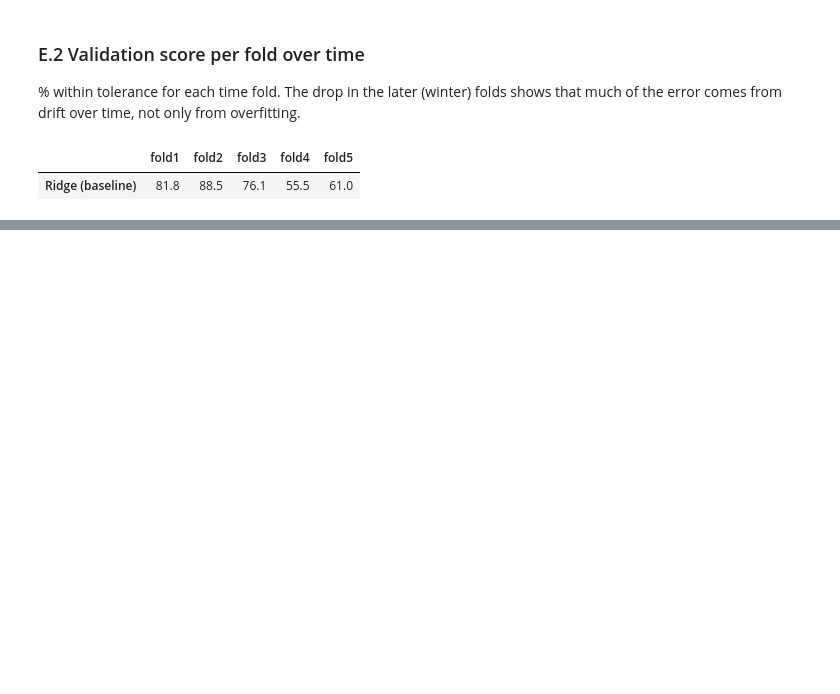
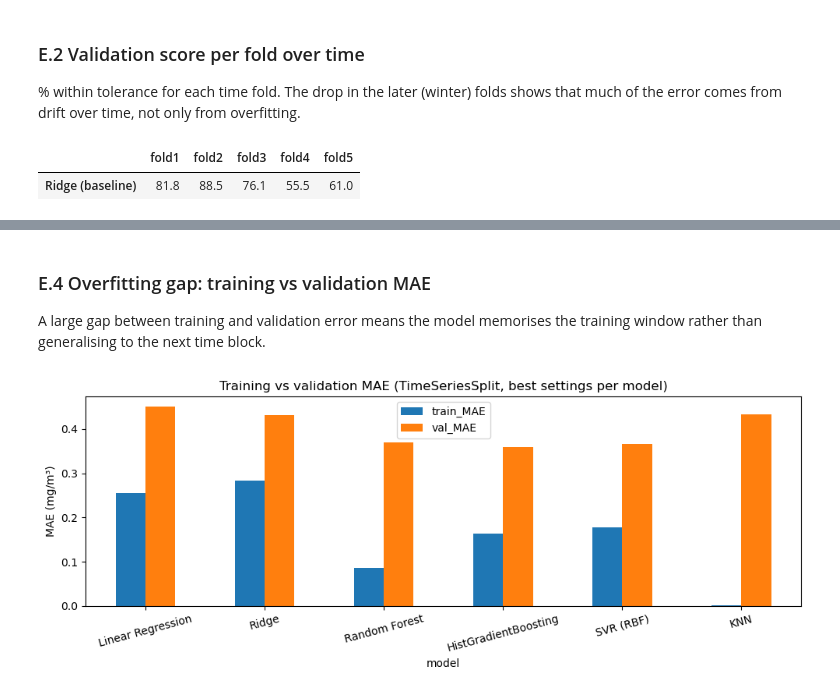
Before and after one commit to ASHTOW2102/eng5338-cw2-air-quality, a Jupyter notebook: ENG5338_CW2_notebook.ipynb, the cells around one changed output, grey strips where cells are left out. Cells and saved outputs as stored; diff of their text form; code cells hidden in the pictures; blank space fills up the shorter version.

```diff
--- a/ENG5338_CW2_notebook.ipynb
+++ b/ENG5338_CW2_notebook.ipynb
@@ -1371,0 +1433,32 @@ pd.DataFrame([per_fold("Ridge (baseline)", ridge_gs)]).round(1)
+# %%
+rf_candidates = {
+    "Random Forest (Regularised)": rf_gs_reg,
+    "Random Forest (Improved)": rf_gs_improved,
+    "Random Forest (Log Target)": rf_log_gs,
+}
+rf_name, rf_best_gs = max(rf_candidates.items(), key=lambda kv: kv[1].best_score_)   # best_score_ = -MAE
+print("Random Forest variant used for the comparison:", rf_name)
+
+FINAL_SEARCHES = {
+    "Linear Regression": lin_gs,
+    "Ridge": ridge_gs,
+    "Random Forest": rf_best_gs,
+    "HistGradientBoosting": hgb_search,
+    "SVR (RBF)": svr_shared_gs,
+    "KNN": knn_shared_gs,
+}
+
+def summarise(name, gs):
+    r, i = gs.cv_results_, gs.best_index_
+    return {"model": name,
+            "train_MAE": -r["mean_train_mae"][i], "val_MAE": -r["mean_test_mae"][i],
+            "val_MAE_std": r["std_test_mae"][i],
+            "overfit_gap_MAE": r["mean_train_mae"][i] - r["mean_test_mae"][i],
+            "train_R2": r["mean_train_r2"][i], "val_R2": r["mean_test_r2"][i],
+            "train_within_%": r["mean_train_within"][i], "val_within_%": r["mean_test_within"][i],
+            "best_params": gs.best_params_}
+
+cv_table = pd.DataFrame([summarise(n, g) for n, g in FINAL_SEARCHES.items()]).set_index("model")
+pd.set_option("display.max_colwidth", 120)
+display(cv_table.drop(columns="best_params").round(3))
+cv_table[["best_params"]]
@@ -1371,0 +1483,10 @@ pd.DataFrame([per_fold("Ridge (baseline)", ridge_gs)]).round(1)
+# %% [markdown]
+### E.4 Overfitting gap: training vs validation MAE
+A large gap between training and validation error means the model memorises the training window rather than generalising to the next time block.
+# %%
+ax = cv_table[["train_MAE", "val_MAE"]].plot.bar(figsize=(10, 4), rot=15)
+ax.set_ylabel("MAE (mg/m³)")
+ax.set_title("Training vs validation MAE (TimeSeriesSplit, best settings per model)")
+plt.tight_layout(); plt.savefig("fig_overfitting_gap.png", dpi=200); plt.show()
+# %% [output]
+[figure, added]
```
Also changed, not shown: parts of 39 cells of this notebook.
